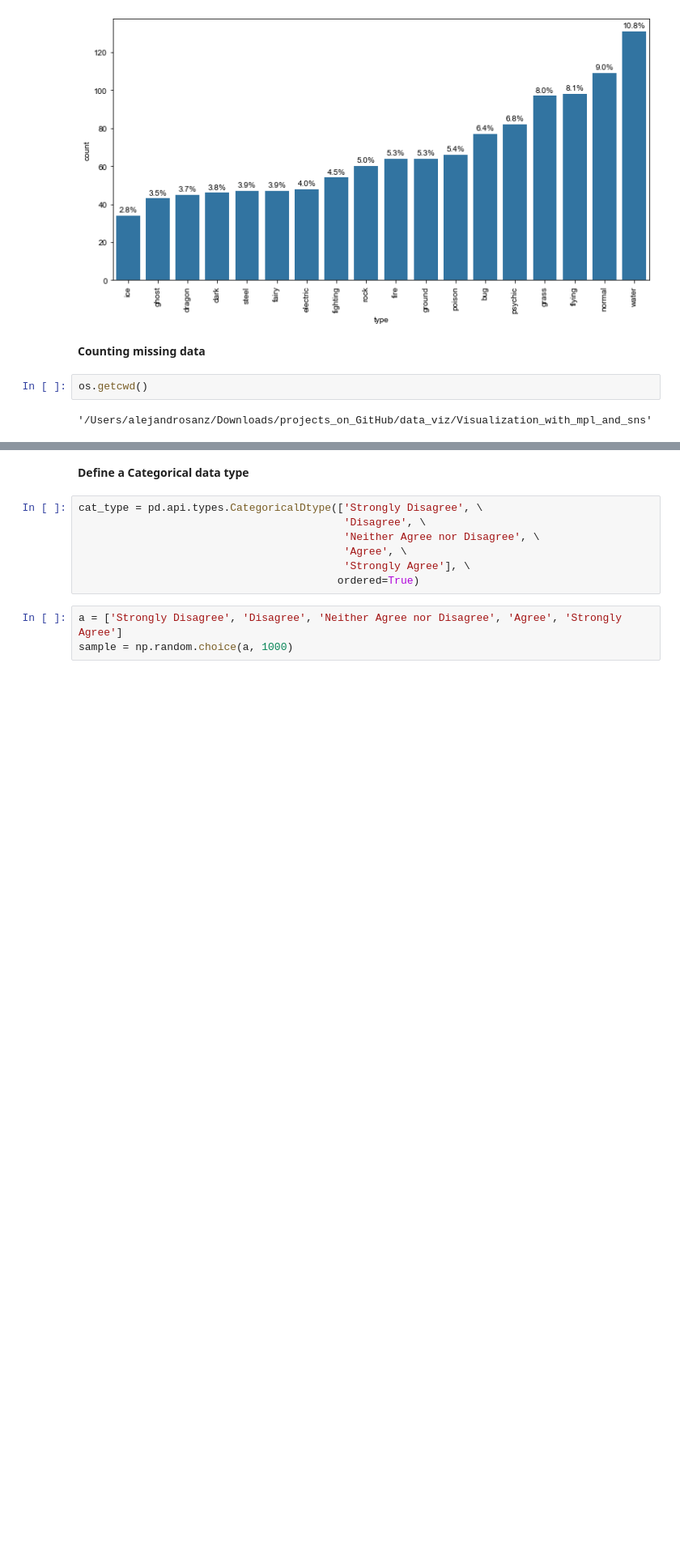
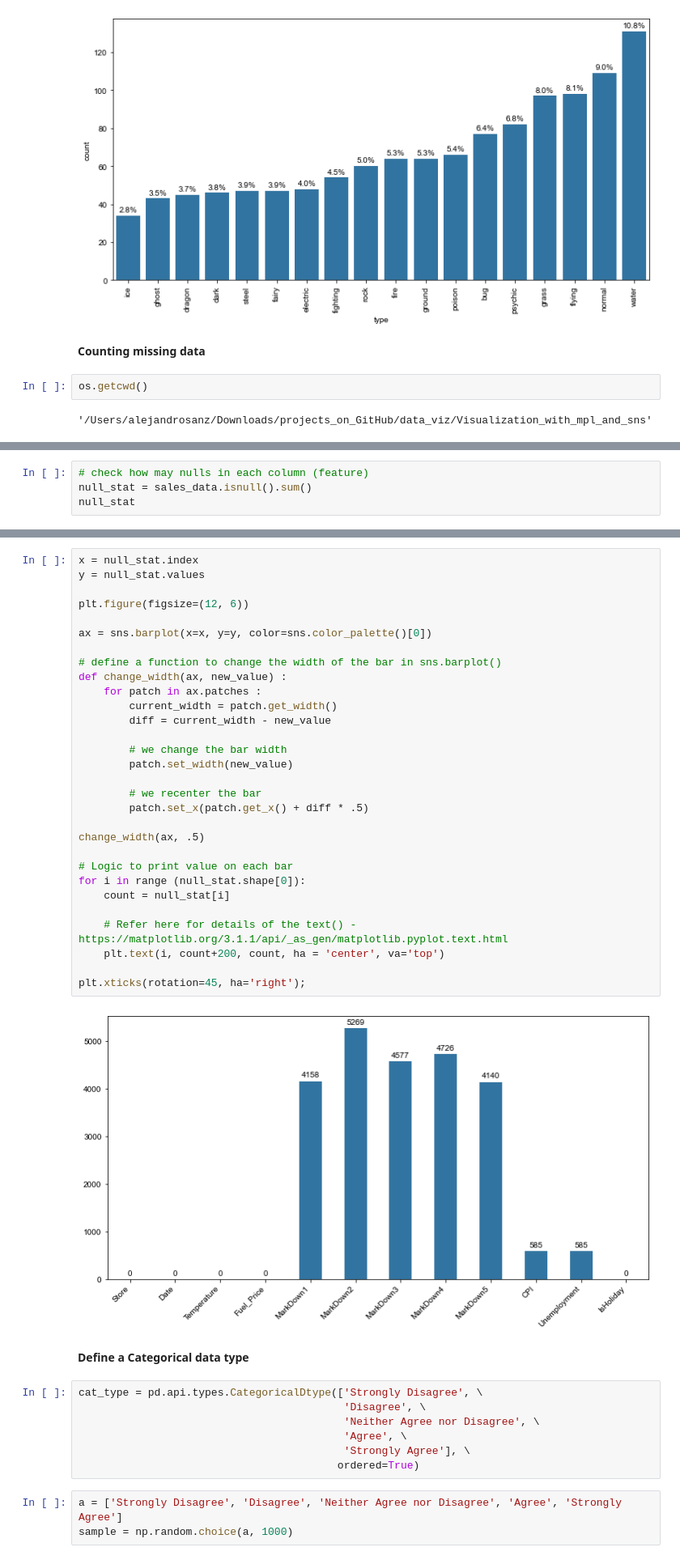
Before and after one commit to Alex-YuZ/Data-Visualization, a Jupyter notebook: Data_Visualization.ipynb, the cells around one changed output, grey strips where cells are left out. Shown at 81% size. Saved outputs shown, nothing was run; the diff lists cells and outputs as text; blank space fills up the shorter version.

Commit message:
feat: Add bar plot for missing value counts

```diff
--- a/Data_Visualization.ipynb
+++ b/Data_Visualization.ipynb
@@ -393,0 +410,4 @@ sales_data.head()
+# %%
+# check how may nulls in each column (feature)
+null_stat = sales_data.isnull().sum()
+null_stat
@@ -394,3 +428,35 @@ sales_data.head()
+# %%
+x = null_stat.index
+y = null_stat.values
+
+plt.figure(figsize=(12, 6))
+
+ax = sns.barplot(x=x, y=y, color=sns.color_palette()[0])
+
+# define a function to change the width of the bar in sns.barplot()
+def change_width(ax, new_value) :
+    for patch in ax.patches :
+        current_width = patch.get_width()
+        diff = current_width - new_value
+
+        # we change the bar width
+        patch.set_width(new_value)
+
+        # we recenter the bar
+        patch.set_x(patch.get_x() + diff * .5)
+
+change_width(ax, .5)
+
+# Logic to print value on each bar
+for i in range (null_stat.shape[0]):
+    count = null_stat[i]
+
+    # Refer here for details of the text() - https://matplotlib.org/3.1.1/api/_as_gen/matplotlib.pyplot.text.html
+    plt.text(i, count+200, count, ha = 'center', va='top')
+
+plt.xticks(rotation=45, ha='right');
+# %% [output]
+[figure, added]
 # %% [markdown]
 **Define a Categorical data type**
 # %%
```
Also changed, not shown: parts of 2 cells of this notebook.
